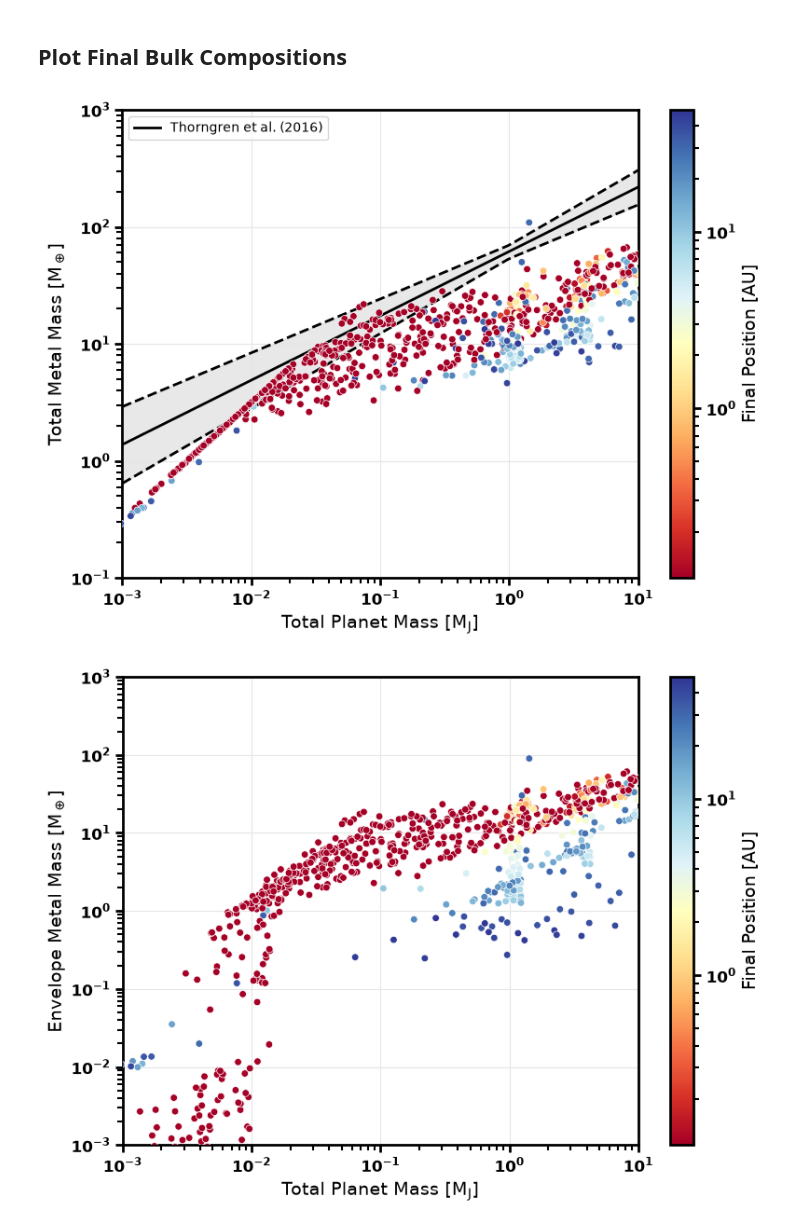
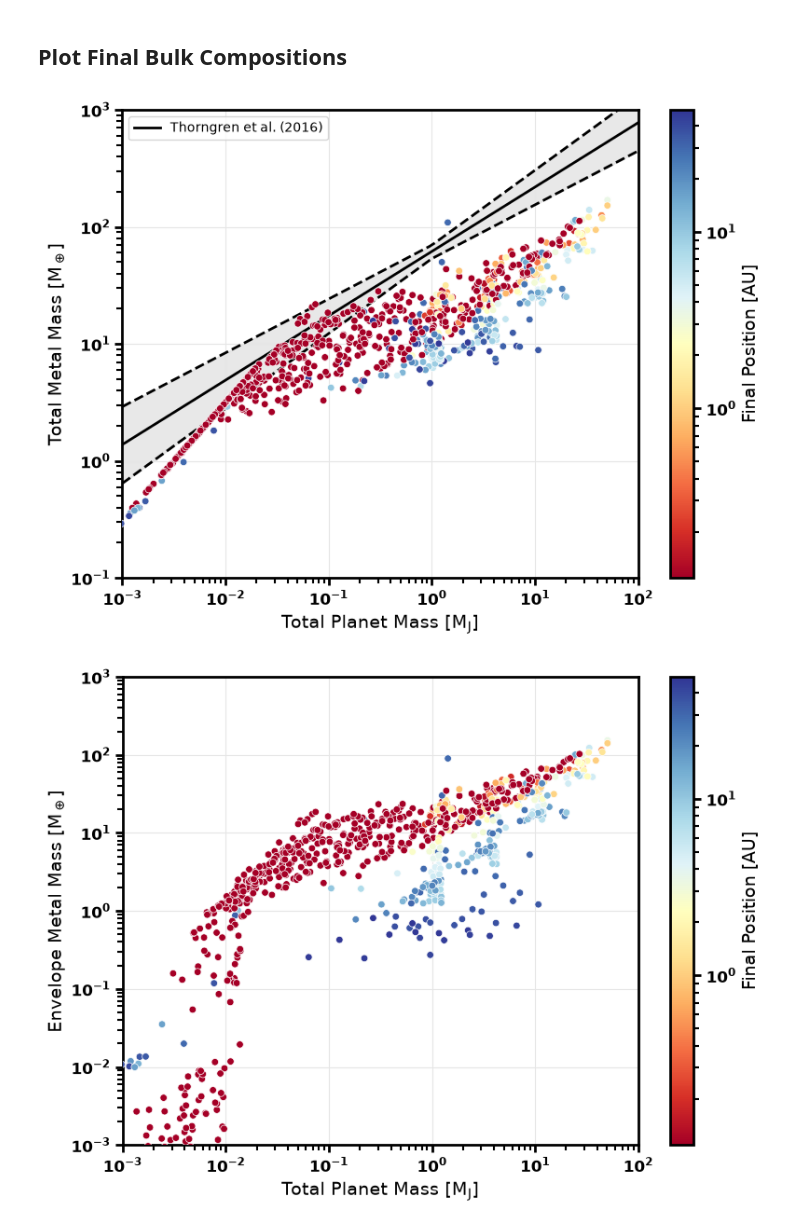
Before and after one commit to BenT1105/DiscEvolution, a Jupyter notebook: notebooks/popsynth_plots.ipynb, the cells around one changed output. Cells and saved outputs as stored; diff of their text form; code cells hidden in the pictures.

```diff
--- a/notebooks/popsynth_plots.ipynb
+++ b/notebooks/popsynth_plots.ipynb
@@ -651,7 +674,7 @@ ax.scatter(Mp, bulk_metal_mass(df_planets), c = Rp, cmap = cmap, norm = norm, s
            edgecolors = "white", linewidths = 0.5, zorder = 3)
 
 ## Thorngren et al. (2016) mass-metallicity fit
-mass_range = np.logspace(-3, 1, 100)
+mass_range = np.logspace(-3, 2, 100)
 thorngren_metal_mass = 9.7 * mass_range * mass_range ** (-0.45) * 0.02 * 317.8
 
 ## Uncertainty region: the lowest and highest values over every combination of coefficient and exponent at each mass
@@ -666,35 +689,35 @@ ax.plot(mass_range, thorngren_metal_mass, 'k-', linewidth = 2, label = 'Thorngre
 ax.plot(mass_range, thorngren_lower, 'k--', linewidth = 2, zorder = 2)
 ax.plot(mass_range, thorngren_upper, 'k--', linewidth = 2, zorder = 2)
 
 ax.set_xscale("log")
 ax.set_yscale("log")
 
-ax.set_xlim(1e-3, 1e1)
+ax.set_xlim(1e-3, 1e2)
 ax.set_ylim(1e-1, 1e3)
 
 ax.set_xlabel(r"Total Planet Mass [M$_{\rm J}$]")
 ax.set_ylabel(r"Total Metal Mass [M$_\oplus$]")
 ax.grid(True, which = "major", color = "0.9", linewidth = 0.8, zorder = 0)
 
 ax.legend(loc = 'upper left')
 
 ## Colourbar for final position
 cbar = fig.colorbar(plt.cm.ScalarMappable(norm = norm, cmap = cmap), ax = ax)
 cbar.set_label(r"Final Position [AU]")
 
 fig.tight_layout()
 
 ## Bold the tick labels on the plot and the colourbar
 bold_ticks(ax, cbar.ax)
 
 ## Save the figure to FIG_DIR
 if SAVE_FIGS:
     os.makedirs(FIG_DIR, exist_ok = True)
     fig.savefig(os.path.join(FIG_DIR, "total_metal_mass.png"), dpi = 300, bbox_inches = "tight")
 
 plt.show()
 # %% [output]
-[figure, old version]
+[figure, new version]
 # %%
 ## Final envelope metal mass of each planet against its total mass
 
@@ -706,7 +729,7 @@ ax.scatter(Mp, envelope_metal_mass(df_planets), c = Rp, cmap = cmap, norm = norm
 ax.set_xscale("log")
 ax.set_yscale("log")
 
-ax.set_xlim(1e-3, 1e1)
+ax.set_xlim(1e-3, 1e2)
 ax.set_ylim(1e-3, 1e3)
 
 ax.set_xlabel(r"Total Planet Mass [M$_{\rm J}$]")
@@ -729,7 +752,7 @@ if SAVE_FIGS:
 
 plt.show()
 # %% [output]
-[figure, old version]
+[figure, new version]
 # %%
 ## Final envelope metallicity of each planet (in solar units) against its total mass
 
```
Also changed, not shown: parts of 6 cells of this notebook.
